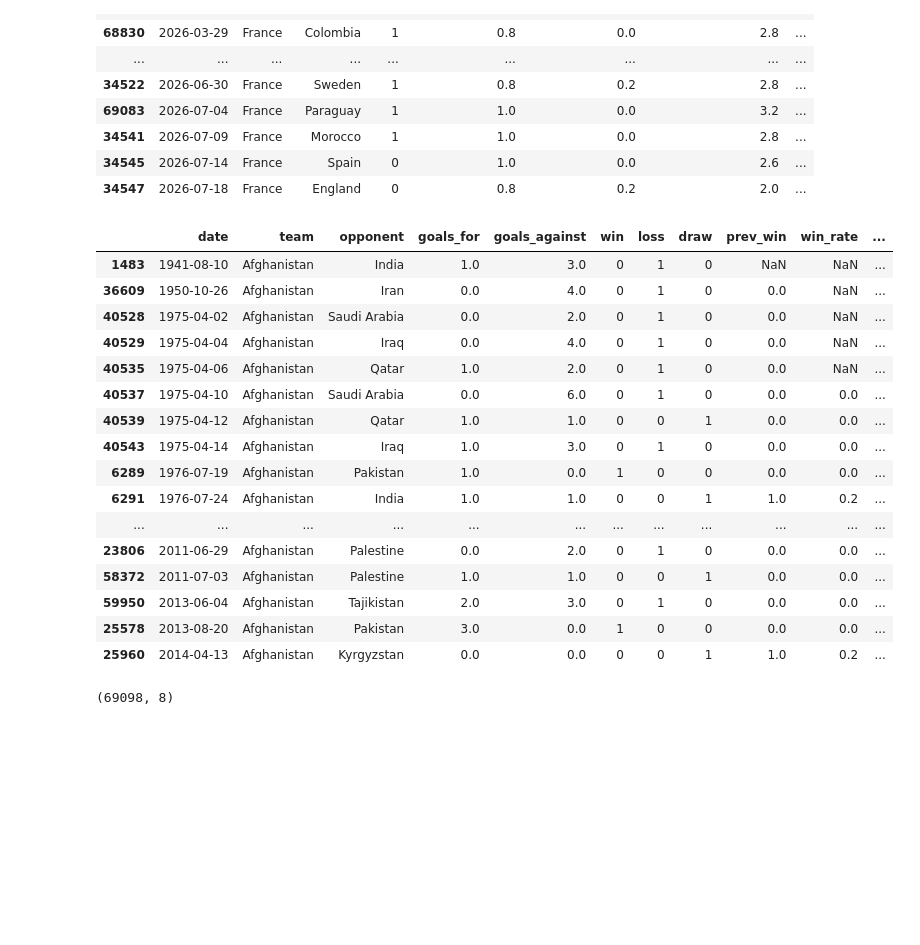
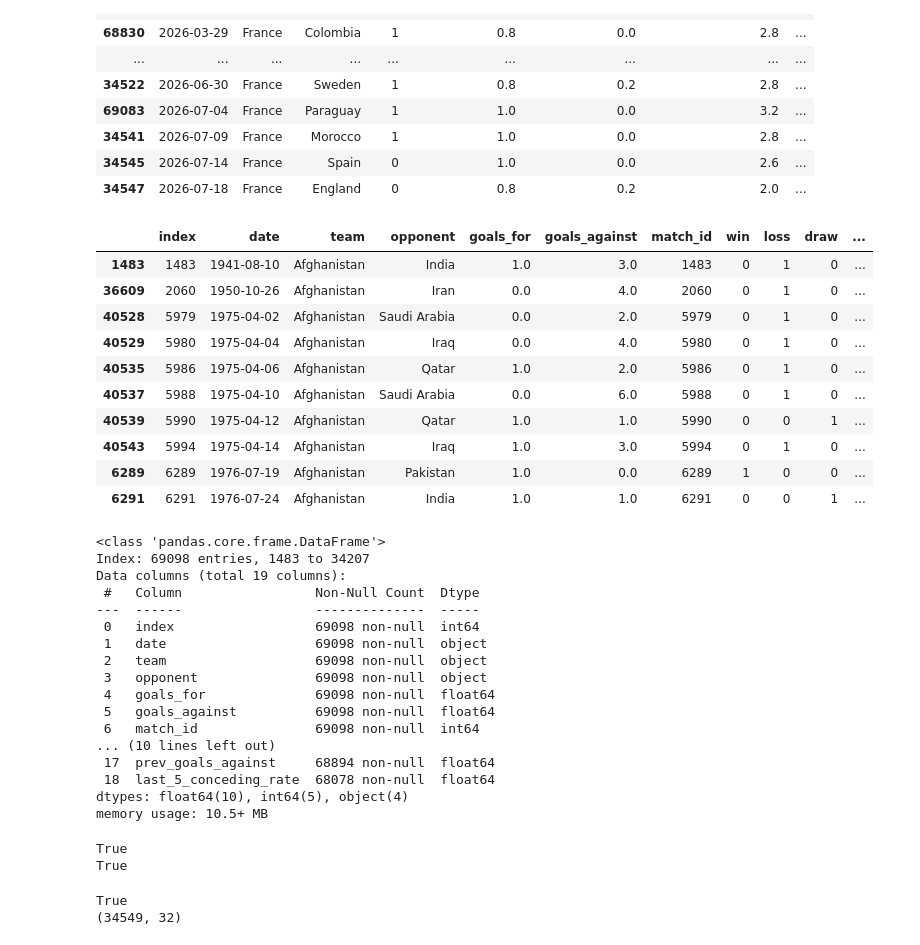
Before and after one commit to jlnsmith2001/world_cup_prediction_platform, a Jupyter notebook: notebooks/feature_engineering_06.ipynb, the cells around one changed output. Drawn from its saved outputs; the diff is of its cells as text; code cells hidden in the pictures; blank space fills up the shorter version.

```diff
--- a/notebooks/feature_engineering_06.ipynb
+++ b/notebooks/feature_engineering_06.ipynb
@@ -23,5 +23,9 @@ Data columns (total 15 columns):
  14  away_ranking     29840 non-null  float64
 dtypes: bool(1), float64(6), int64(1), object(7)
 memory usage: 3.7+ MB
+# %%
+matches = matches.reset_index()
 # %%
 matches = matches.drop(columns = "Unnamed: 0")
+
+matches["match_id"] = matches.index
@@ -115,3 +125,6 @@ matches_helper_home.tail(5)
+# %%
+matches_helper_home["side"] = "home"
+matches_helper_away["side"] = "away"
 # %%
 matches_helper_away.tail(5)
 # %% [output]
@@ -195,26 +208,38 @@ matches_helper_combined.loc[matches_helper_combined["team"] == "France", ["date"
 | 34545 | 2026-07-14 | France | Spain | 0 | 1.0 | 0.0 | 2.6 | ... |
 | 34547 | 2026-07-18 | France | England | 0 | 0.8 | 0.2 | 2.0 | ... |
 # %%
-matches_helper_combined.head(30)
+matches_helper_combined.head(10)
 # %% [output]
-|  | date | team | opponent | goals_for | goals_against | win | loss | draw | prev_win | win_rate | ... |
-| 1483 | 1941-08-10 | Afghanistan | India | 1.0 | 3.0 | 0 | 1 | 0 | NaN | NaN | ... |
-| 36609 | 1950-10-26 | Afghanistan | Iran | 0.0 | 4.0 | 0 | 1 | 0 | 0.0 | NaN | ... |
-| 40528 | 1975-04-02 | Afghanistan | Saudi Arabia | 0.0 | 2.0 | 0 | 1 | 0 | 0.0 | NaN | ... |
-| 40529 | 1975-04-04 | Afghanistan | Iraq | 0.0 | 4.0 | 0 | 1 | 0 | 0.0 | NaN | ... |
-| 40535 | 1975-04-06 | Afghanistan | Qatar | 1.0 | 2.0 | 0 | 1 | 0 | 0.0 | NaN | ... |
-| 40537 | 1975-04-10 | Afghanistan | Saudi Arabia | 0.0 | 6.0 | 0 | 1 | 0 | 0.0 | 0.0 | ... |
-| 40539 | 1975-04-12 | Afghanistan | Qatar | 1.0 | 1.0 | 0 | 0 | 1 | 0.0 | 0.0 | ... |
-| 40543 | 1975-04-14 | Afghanistan | Iraq | 1.0 | 3.0 | 0 | 1 | 0 | 0.0 | 0.0 | ... |
-| 6289 | 1976-07-19 | Afghanistan | Pakistan | 1.0 | 0.0 | 1 | 0 | 0 | 0.0 | 0.0 | ... |
-| 6291 | 1976-07-24 | Afghanistan | India | 1.0 | 1.0 | 0 | 0 | 1 | 1.0 | 0.2 | ... |
-| ... | ... | ... | ... | ... | ... | ... | ... | ... | ... | ... | ... |
-| 23806 | 2011-06-29 | Afghanistan | Palestine | 0.0 | 2.0 | 0 | 1 | 0 | 0.0 | 0.0 | ... |
-| 58372 | 2011-07-03 | Afghanistan | Palestine | 1.0 | 1.0 | 0 | 0 | 1 | 0.0 | 0.0 | ... |
-| 59950 | 2013-06-04 | Afghanistan | Tajikistan | 2.0 | 3.0 | 0 | 1 | 0 | 0.0 | 0.0 | ... |
-| 25578 | 2013-08-20 | Afghanistan | Pakistan | 3.0 | 0.0 | 1 | 0 | 0 | 0.0 | 0.0 | ... |
-| 25960 | 2014-04-13 | Afghanistan | Kyrgyzstan | 0.0 | 0.0 | 0 | 0 | 1 | 1.0 | 0.2 | ... |
+|  | index | date | team | opponent | goals_for | goals_against | match_id | win | loss | draw | ... |
+| 1483 | 1483 | 1941-08-10 | Afghanistan | India | 1.0 | 3.0 | 1483 | 0 | 1 | 0 | ... |
+| 36609 | 2060 | 1950-10-26 | Afghanistan | Iran | 0.0 | 4.0 | 2060 | 0 | 1 | 0 | ... |
+| 40528 | 5979 | 1975-04-02 | Afghanistan | Saudi Arabia | 0.0 | 2.0 | 5979 | 0 | 1 | 0 | ... |
+| 40529 | 5980 | 1975-04-04 | Afghanistan | Iraq | 0.0 | 4.0 | 5980 | 0 | 1 | 0 | ... |
+| 40535 | 5986 | 1975-04-06 | Afghanistan | Qatar | 1.0 | 2.0 | 5986 | 0 | 1 | 0 | ... |
+| 40537 | 5988 | 1975-04-10 | Afghanistan | Saudi Arabia | 0.0 | 6.0 | 5988 | 0 | 1 | 0 | ... |
+| 40539 | 5990 | 1975-04-12 | Afghanistan | Qatar | 1.0 | 1.0 | 5990 | 0 | 0 | 1 | ... |
+| 40543 | 5994 | 1975-04-14 | Afghanistan | Iraq | 1.0 | 3.0 | 5994 | 0 | 1 | 0 | ... |
+| 6289 | 6289 | 1976-07-19 | Afghanistan | Pakistan | 1.0 | 0.0 | 6289 | 1 | 0 | 0 | ... |
+| 6291 | 6291 | 1976-07-24 | Afghanistan | India | 1.0 | 1.0 | 6291 | 0 | 0 | 1 | ... |
 # %%
 matches_helper_combined.shape
+
+matches_helper_combined.info()
 # %% [output]
-(69098, 8)
+<class 'pandas.core.frame.DataFrame'>
+Index: 69098 entries, 1483 to 34207
+Data columns (total 19 columns):
+ #   Column                 Non-Null Count  Dtype
+---  ------                 --------------  -----
+ 0   index                  69098 non-null  int64
+ 1   date                   69098 non-null  object
+ 2   team                   69098 non-null  object
+ 3   opponent               69098 non-null  object
+ 4   goals_for              69098 non-null  float64
+ 5   goals_against          69098 non-null  float64
+ 6   match_id               69098 non-null  int64
+... (10 lines left out)
+ 17  prev_goals_against     68894 non-null  float64
+ 18  last_5_conceding_rate  68078 non-null  float64
+dtypes: float64(10), int64(5), object(4)
+memory usage: 10.5+ MB
@@ -220,0 +270,15 @@ matches_helper_combined.shape
+# %%
+print(home_features["match_id"].is_unique)
+print(away_features["match_id"].is_unique)
+
+matches = pd.merge(matches, home_features, on = "match_id", how = "left")
+matches = pd.merge(matches, away_features, on = "match_id", how = "left")
+# %% [output]
+True
+True
+# %%
+print(matches["match_id"].is_unique)
+print(matches.shape)
+# %% [output]
+True
+(34549, 32)
```
Also changed, not shown: parts of 13 cells of this notebook, 3 other files.
